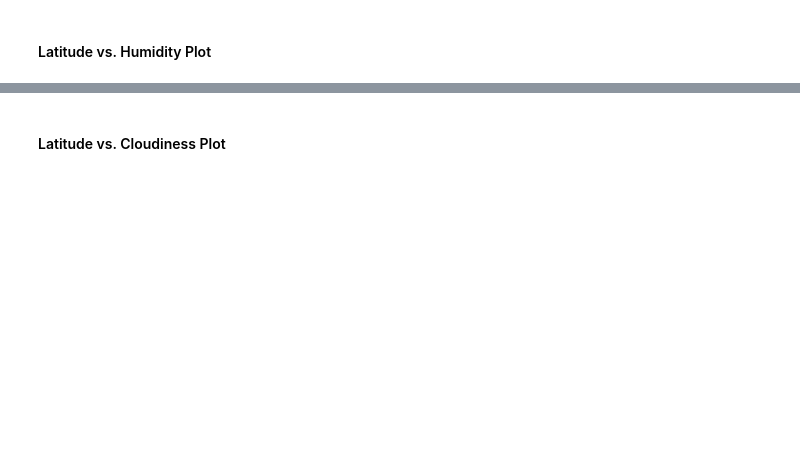
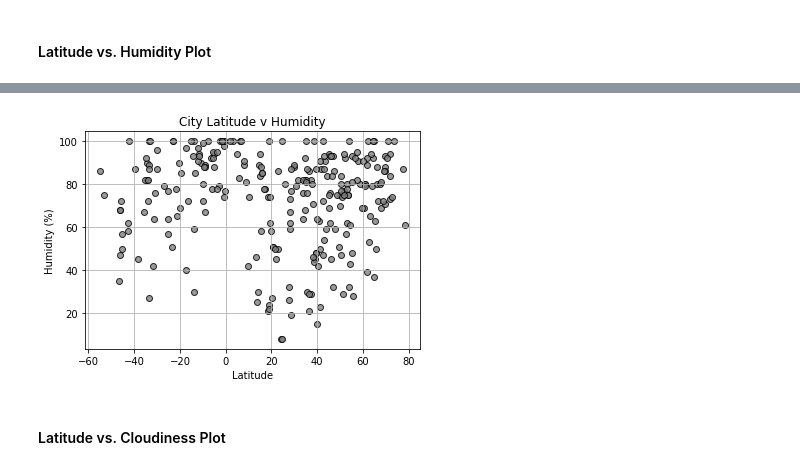
Before and after one commit to SeanREvans/PythonAPI-06, a Jupyter notebook: starter_code/WeatherPy.ipynb, the cells around one changed output, grey strips where cells are left out. Cells and saved outputs as stored; diff of their text form; code cells hidden in the pictures; blank space fills up the shorter version.

```diff
--- a/starter_code/WeatherPy.ipynb
+++ b/starter_code/WeatherPy.ipynb
@@ -243,2 +223,14 @@ dtype: int64
+# %%
+plt.scatter(weather_df["Latitude"],
+            weather_df["Humidity"], c="grey",
+            edgecolor="black", linewidths=1, marker="o",
+            alpha=0.8, label="City")
+
+plt.title("City Latitude v Humidity")
+plt.xlabel("Latitude")
+plt.ylabel("Humidity (%)")
+plt.grid(True)
+# %% [output]
+[figure, added]
 # %% [markdown]
 #### Latitude vs. Cloudiness Plot
```
Also changed, not shown: parts of 17 cells of this notebook, 2 other files.
